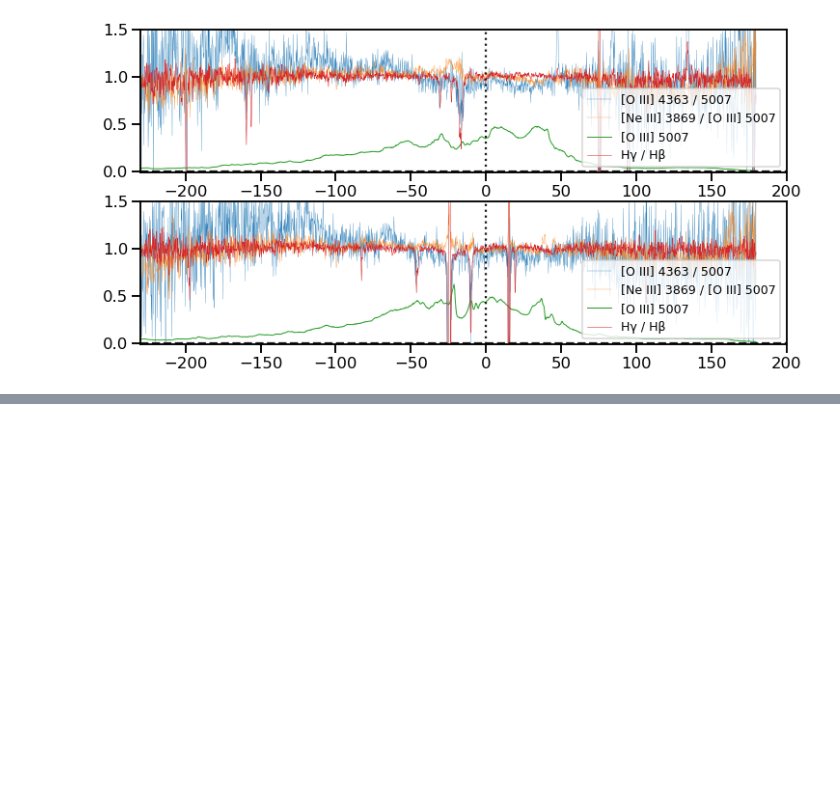
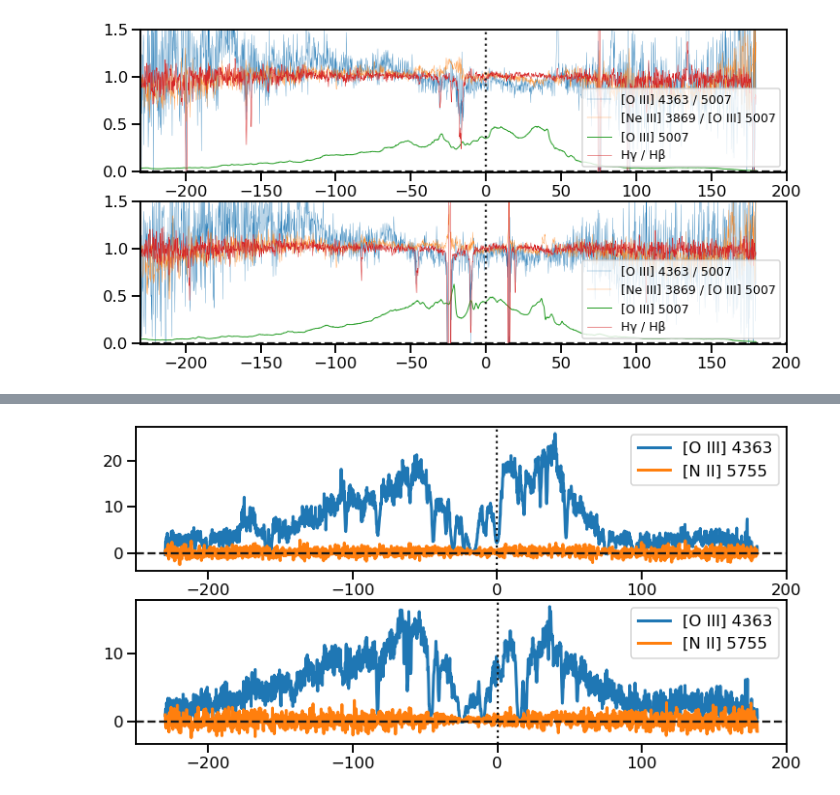
Before and after one commit to will-henney/muse-hii-regions, a Jupyter notebook: notebooks/10-01-ngc346-fors1-spatial-profiles.ipynb, the cells around one changed output, grey strips where cells are left out. Saved outputs shown, nothing was run; the diff lists cells and outputs as text; code cells hidden in the pictures; blank space fills up the shorter version.

```diff
--- a/notebooks/10-01-ngc346-fors1-spatial-profiles.ipynb
+++ b/notebooks/10-01-ngc346-fors1-spatial-profiles.ipynb
@@ -220,0 +283,14 @@ for ax, pos, s in zip(axes, [posA, posB], [sA, sB]):
+# %%
+fig, axes = plt.subplots(2, 1, figsize=(12, 6))
+for ax, pos, ew in zip(axes, [posA, posB], [ewA, ewB]):
+    for line in "[O III] 4363", "[N II] 5755":
+        ax.plot(pos, ew[line], linewidth=3.0, alpha=1.0, label=line)
+    ax.axhline(0.0, linestyle="dashed", color="k")
+    ax.axvline(0.0, linestyle="dotted", color="k")
+    ax.legend()
+    ax.set(
+        #xlim=[-10, 50],
+        #ylim=[-0.003, 0.02],
+    );
+# %% [output]
+[figure, added]
```
Also changed, not shown: parts of 13 cells of this notebook, 2 other files.
